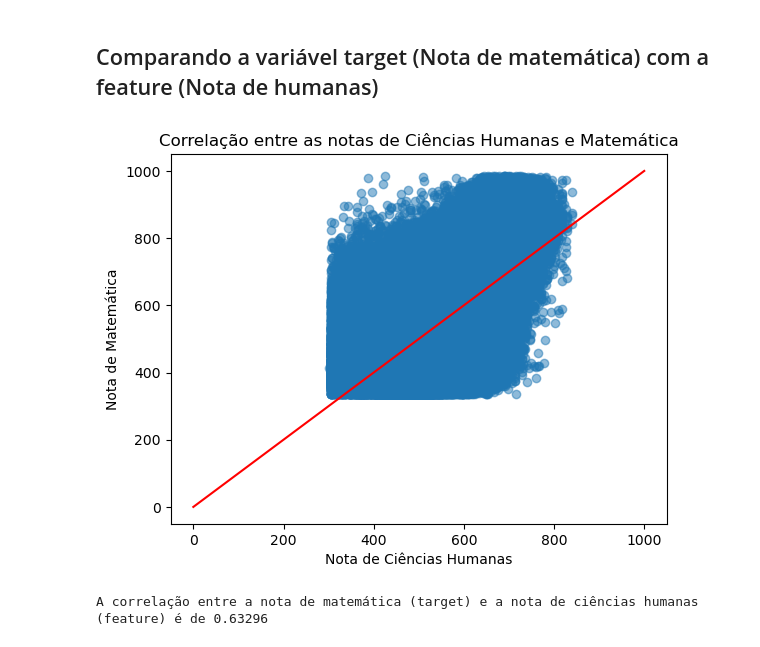
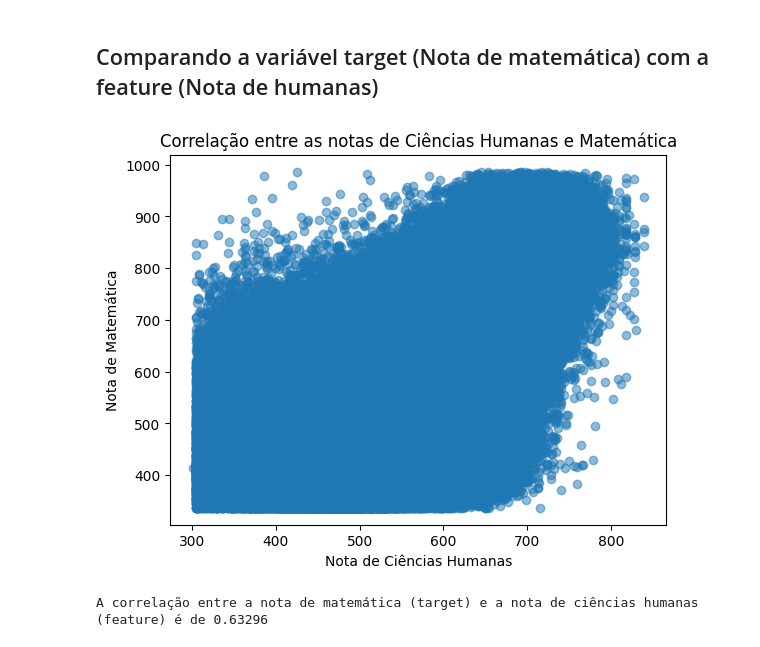
Before and after one commit to Phvr06/Proj2-Cdados, a Jupyter notebook: main.ipynb, the cells around one changed output. Cells and saved outputs as stored; diff of their text form; code cells hidden in the pictures.

```diff
--- a/main.ipynb
+++ b/main.ipynb
@@ -171,13 +164,12 @@ Além disso, é possível perceber que as notas das mulheres são mais concentra
 # %%
 ### Plotagem do histograma das notas de matemática pela nota de ciências humanas ###
 plt.scatter(nota_humanas, target, alpha=0.5)
-plt.plot([0,1000], [0,1000], 'r-')
 plt.xlabel('Nota de Ciências Humanas')
 plt.ylabel('Nota de Matemática')
 plt.title('Correlação entre as notas de Ciências Humanas e Matemática')
 plt.show()
 # %% [output]
-[figure, old version]
+[figure, new version]
 # %%
 # Calculando a correlação entre as notas de matemática e ciências humanas
 corr = target.corr(nota_humanas)
```
Also changed, not shown: parts of 10 cells of this notebook.
